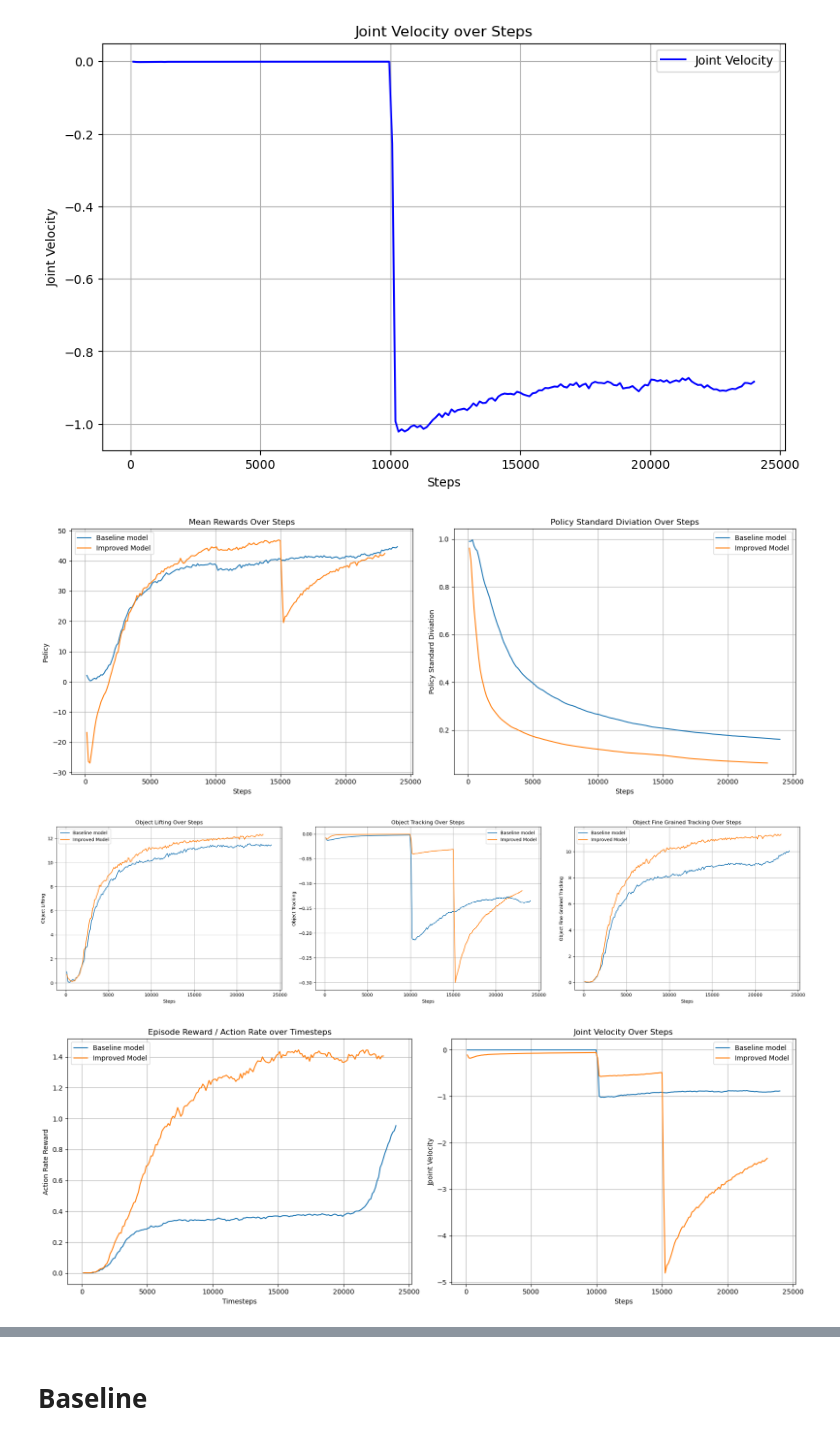
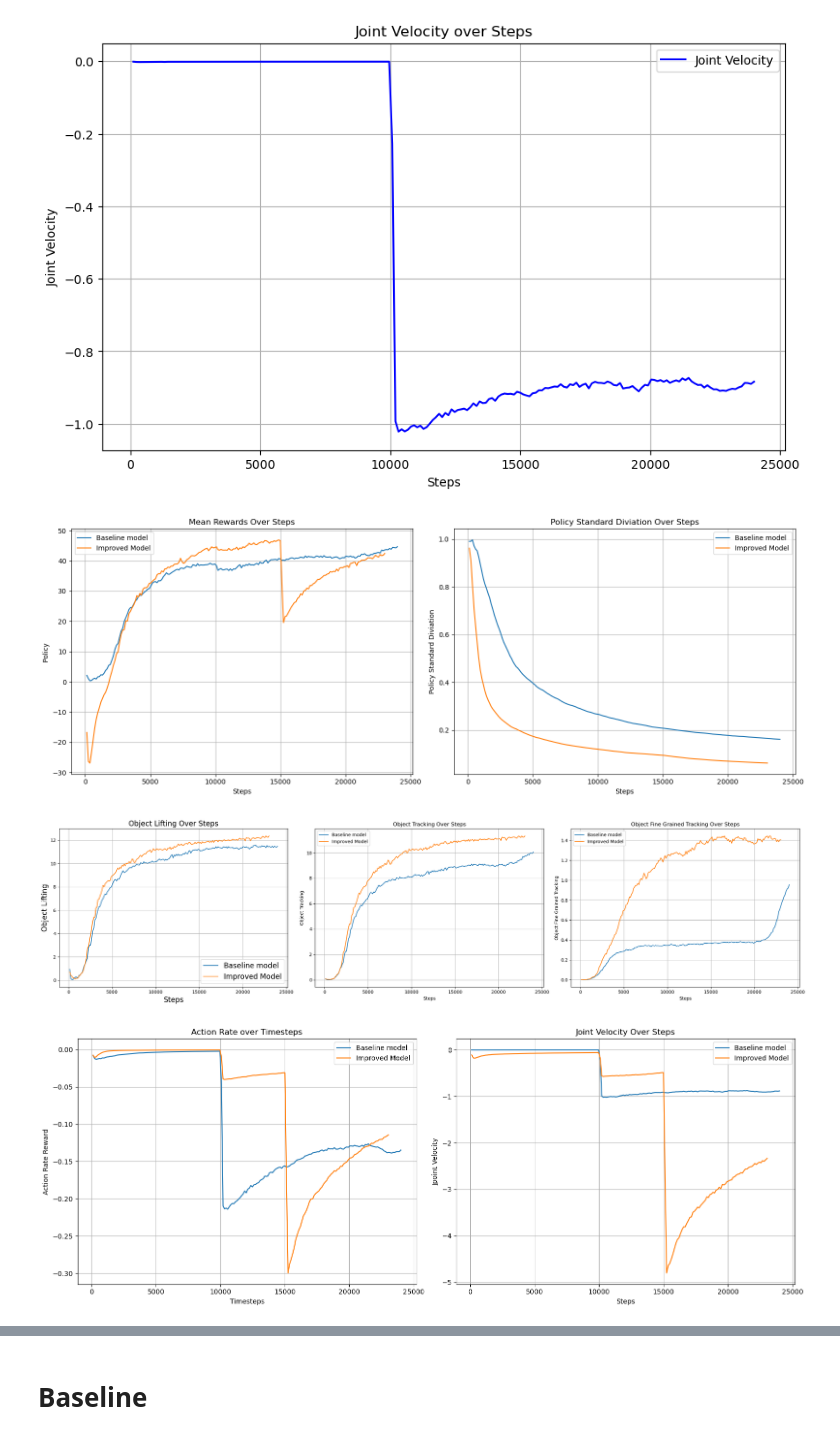
Before and after one commit to marcali/orbit-surgical-marcali, a Jupyter notebook: tables.ipynb, the cells around one changed output, grey strips where cells are left out. Saved outputs shown, nothing was run; the diff lists cells and outputs as text; code cells hidden in the pictures.

```diff
--- a/tables.ipynb
+++ b/tables.ipynb
@@ -365,7 +365,7 @@ def plot_action_rate(ax, csv_paths, model_names):
 
     ax.set_xlabel('Timesteps')
     ax.set_ylabel('Action Rate Reward')
-    ax.set_title('Episode Reward / Action Rate over Timesteps')
+    ax.set_title('Action Rate over Timesteps')
     ax.legend()
     ax.grid(True)
 
@@ -385,10 +385,10 @@ def plot_mean_Tracking(ax, csv_paths, model_names):
         results_table = process_csv(csv_path, model_name)
         ax.plot(results_table['Step'], results_table['Value'], linestyle='-', label=model_name)
 
-    ax.set_xlabel('Steps')
-    ax.set_ylabel('Object Tracking')
-    ax.set_title('Object Tracking Over Steps')
-    ax.legend()
+    ax.set_xlabel('Steps',fontsize=18)
+    ax.set_ylabel('Object Tracking',fontsize=18)
+    ax.set_title('Object Tracking Over Steps',fontsize=18)
+    ax.legend(fontsize=18)
     ax.grid(True)
 
 def plot_mean_FTracking(ax, csv_paths, model_names):
@@ -396,10 +396,10 @@ def plot_mean_FTracking(ax, csv_paths, model_names):
         results_table = process_csv(csv_path, model_name)
         ax.plot(results_table['Step'], results_table['Value'], linestyle='-', label=model_name)
 
-    ax.set_xlabel('Steps')
-    ax.set_ylabel('Object Fine Grained Tracking')
-    ax.set_title('Object Fine Grained Tracking Over Steps')
-    ax.legend()
+    ax.set_xlabel('Steps',fontsize=18)
+    ax.set_ylabel('Object Fine Grained Tracking',fontsize=18)
+    ax.set_title('Object Fine Grained Tracking Over Steps',fontsize=18)
+    ax.legend(fontsize=18)
     ax.grid(True)
 
 def plot_mean_JointVelocity(ax, csv_paths, model_names):
@@ -429,13 +429,13 @@ def plot_mean_Lifting(ax, csv_paths, model_names):
         results_table = process_csv(csv_path, model_name)
         ax.plot(results_table['Step'], results_table['Value'], linestyle='-', label=model_name)
 
-    ax.set_xlabel('Steps')
-    ax.set_ylabel('Object Lifting')
-    ax.set_title('Object Lifting Over Steps')
-    ax.legend()
+    ax.set_xlabel('Steps', fontsize=18)
+    ax.set_ylabel('Object Lifting', fontsize=18)
+    ax.set_title('Object Lifting Over Steps', fontsize=18)
+    ax.legend(fontsize=18)
     ax.grid(True)
 
-def plot_graphs(plot_functions, csv_paths_list, model_names_list):
+def plot_graphs( csv_paths_list, model_names_list):
     # First set of plots: Mean rewards and Policy standard deviation
     fig, axes = plt.subplots(1, 2, figsize=(16, 6))
     plot_mean_rewards(axes[0], csv_paths_list[0], model_names_list[0])
@@ -459,44 +459,35 @@ def plot_graphs(plot_functions, csv_paths_list, model_names_list):
     plt.show()
 
 
 
 
 
 # Example usage:
 # Add the CSV file paths and the corresponding model names for each graph
 csv_paths_list = [
     ['data/mean_rew/skrl_lift_2024-09-13_22-25-30-og-totalRewMean.csv', 'data/mean_rew/skrl_lift_2024-09-19_21-52-33-best4by4.csv' ],  # Multiple CSVs for torque limits graph
     ['data/policy/skrl_lift_2024-09-13_22-25-30-og-policy.csv', 'data/policy/skrl_lift_2024-09-19_21-52-33-best4by4.csv' ],# Multiple CSVs for another graph
     ['data/rewards/lifting/skrl_lift_2024-09-13_22-25-30-og-lifting.csv', 'data/rewards/lifting/skrl_lift_2024-09-19_21-52-33-best4by4.csv' ],
-    ['data/rewards/action-rate/skrl_lift_2024-09-13_22-25-30-og-actionrate.csv', 'data/rewards/action-rate/skrl_lift_2024-09-19_21-52-33-best4by4.csv' ],
     ['data/rewards/tracking/skrl_lift_2024-09-13_22-25-30-og-tracking.csv', 'data/rewards/tracking/skrl_lift_2024-09-19_21-52-33-best4by4.csv' ],
     ['data/rewards/fine_tracking/skrl_lift_2024-09-13_22-25-30-og-trackingFine.csv', 'data/rewards/fine_tracking/skrl_lift_2024-09-19_21-52-33-best4by4.csv' ],
+    ['data/rewards/action-rate/skrl_lift_2024-09-13_22-25-30-og-actionrate.csv', 'data/rewards/action-rate/skrl_lift_2024-09-19_21-52-33-best4by4.csv' ],
     ['data/rewards/joint_vel/skrl_lift_2024-09-13_22-25-30-og-Jvel.csv', 'data/rewards/joint_vel/skrl_lift_2024-09-19_21-52-33-best4by4.csv' ],
 ]
 model_names_list = [
     ['Baseline model', 'Improved Model'],  # Model names for the torque limits graph
     ['Baseline model', 'Improved Model'],
     ['Baseline model', 'Improved Model'],
     ['Baseline model', 'Improved Model'],
     ['Baseline model', 'Improved Model'],
     ['Baseline model', 'Improved Model'],
     ['Baseline model', 'Improved Model']
 ]
 
-# Define the plotting functions corresponding to each graph
-plot_functions = [
-    plot_mean_rewards,
-    plot_mean_policySTD,
-    plot_mean_Lifting,
-    plot_action_rate,
-    plot_mean_Tracking,
-    plot_mean_FTracking,
-    plot_mean_JointVelocity
-]
+
 
 # Call the function to plot the graphs
-plot_graphs(plot_functions, csv_paths_list, model_names_list)
+plot_graphs( csv_paths_list, model_names_list)
 # %% [output]
 [figure]
-[figure, old version]
+[figure, new version]
-[figure, old version]
+[figure, new version]
```
Also changed, not shown: parts of 2 cells of this notebook, 8 other files.
